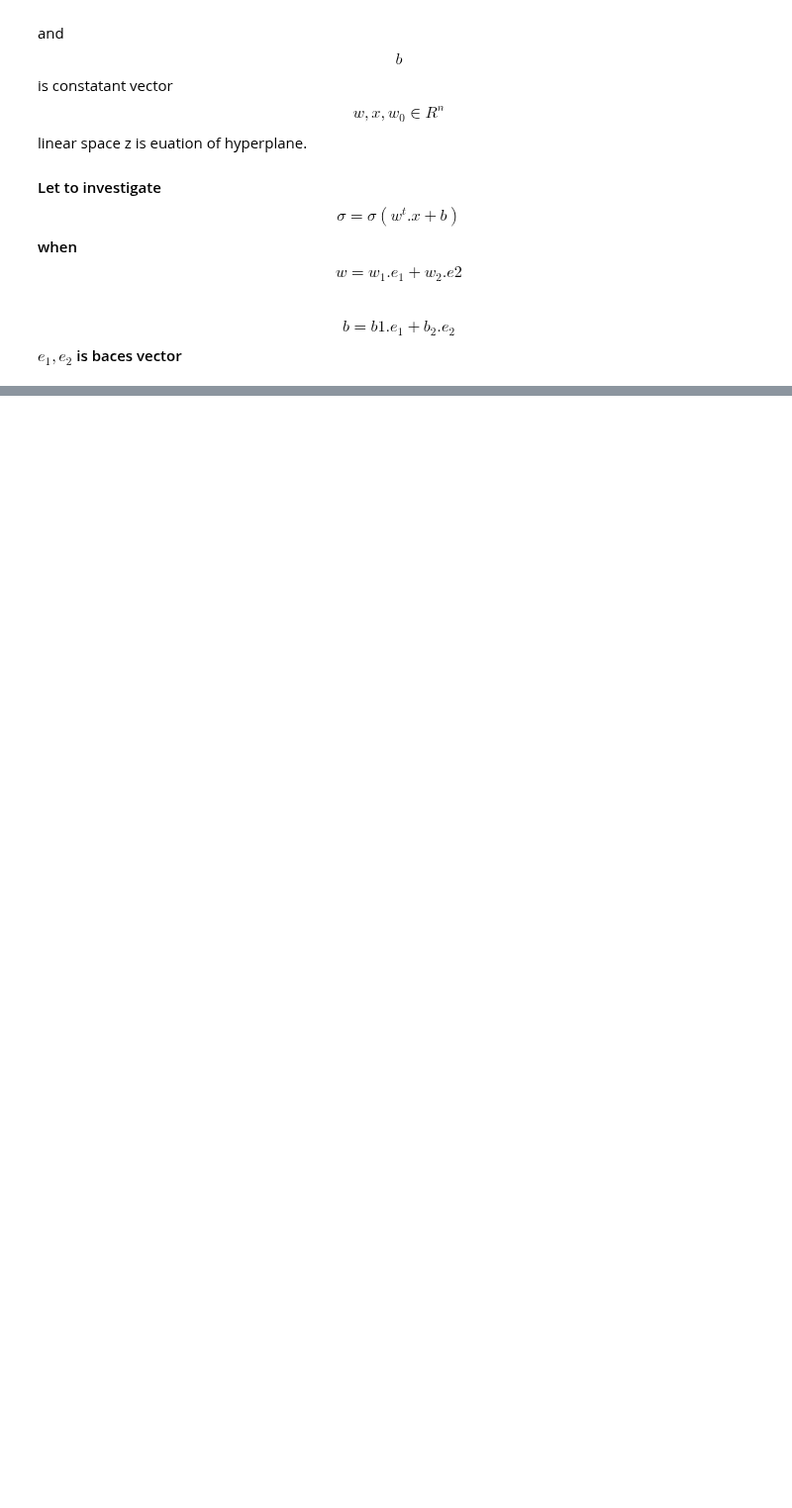
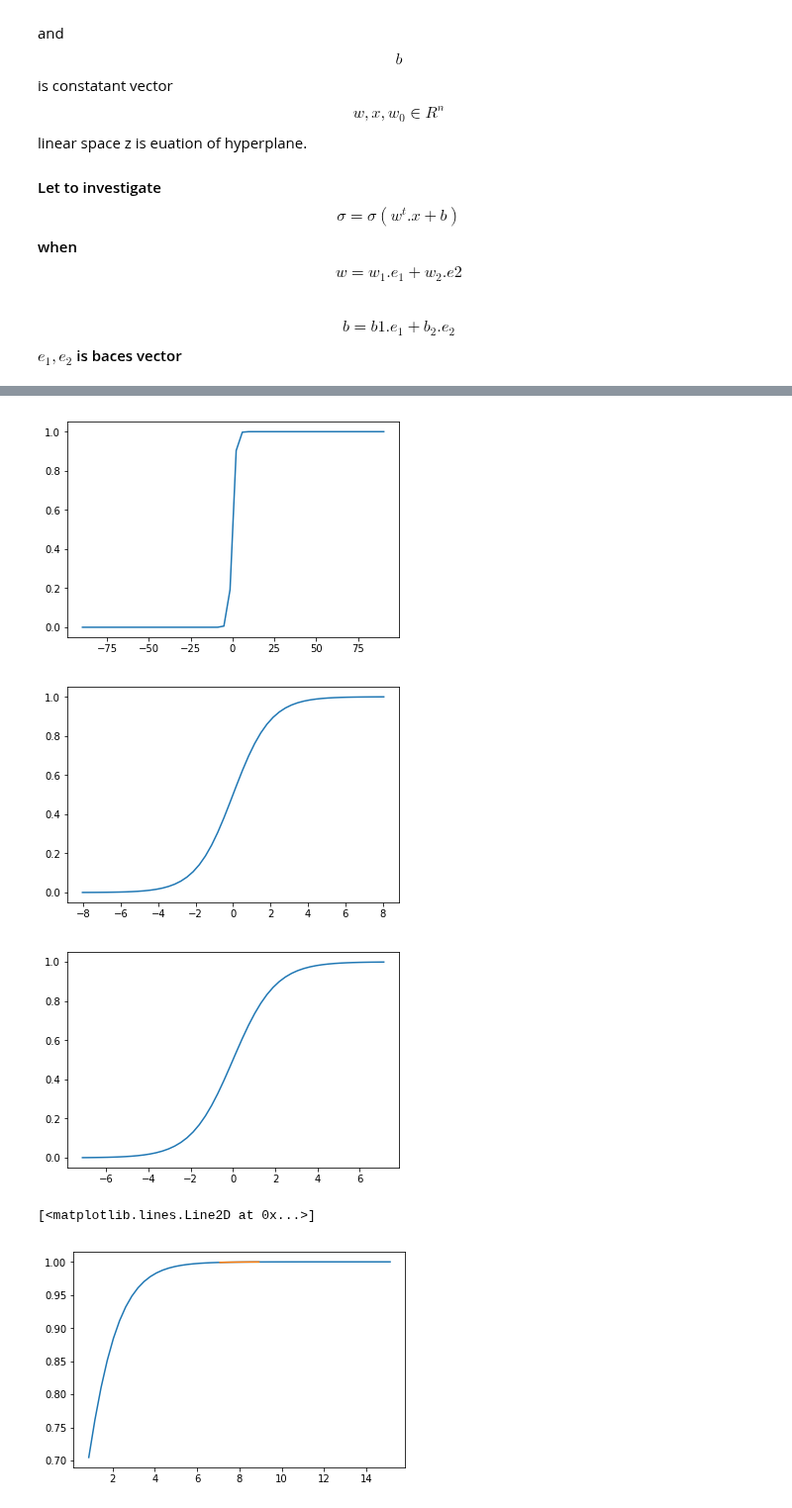
Before and after one commit to daodavid/maths-behind-ML, a Jupyter notebook: math/Sigmoid function.ipynb, the cells around one changed output, grey strips where cells are left out. Shown at 99% size. Saved outputs shown, nothing was run; the diff lists cells and outputs as text; code cells hidden in the pictures; blank space fills up the shorter version.

Commit message:
sigmoid examples

```diff
--- a/math/Sigmoid function.ipynb
+++ b/math/Sigmoid function.ipynb
@@ -9,13 +9,3 @@ import matplotlib.pyplot as plt
 $$\sigma(z) = \frac{1}{1+e^{-z}} $$ where $z$ can be euaqual of $$ z = w^T.x + b$$ where $$w=w_1+w_2+..w_n$$ and
 $$ x = x_1 + x_2 +...+x_n$$ and $$b$$ is constatant vector $$w,x,w_0 \in R^n $$ linear space z is euation of hyperplane.
 #### Let to investigate $$\sigma= \sigma(w^t.x + b)$$ when $$w = w_1.e_1 + w_2.e2 $$ <br> $$b=b1.e_1+b_2.e_2 $$ $e_1,e_2$ is baces vector
-# %%
-def sigmoid(w,b,range=10):
-    if isinstance(z, (int, float)):
-        print()
-    else :
-        print()
-
-    x = np.linspace(-10,10,21)
-    y = np.linspace(-10,10,21)
-    x = np.array([[x0, y0] for x0 in x for y0 in y])
@@ -40,0 +12,33 @@ array([[-10., -10.],
+# %%
+def sigmoid(w,b,range=10):
+    """
+
+    """
+
+    f = lambda x : 1/(1+np.exp(-x))
+    x = np.linspace(-range,range)
+    x = np.array([x,x]).T
+    z = np.array( [ np.array(w).dot(i)+b for i in x])
+    result = np.array([f(i) for i in z])
+    return z,result
+# %%
+x,y = sigmoid([1,2],0.4,range=30)
+plt.plot(x,y)
+plt.show()
+x,y = sigmoid([0.03,0.005],0.008,range=230)
+plt.plot(x,y)
+plt.show()
+x,y = sigmoid([0.03,0.001],0.008,range=230)
+plt.plot(x,y)
+plt.show()
+x,y = sigmoid([0.03,0.001],8,range=230)
+plt.plot(x,y)
+
+x,y = sigmoid([0.003,0.001],8,range=230)
+plt.plot(x,y)
+# %% [output]
+[figure, added]
+[figure, added]
+[figure, added]
+[<matplotlib.lines.Line2D at 0x...>]
+[figure, added]
```
Also changed, not shown: parts of 4 cells of this notebook, 1 other file.
